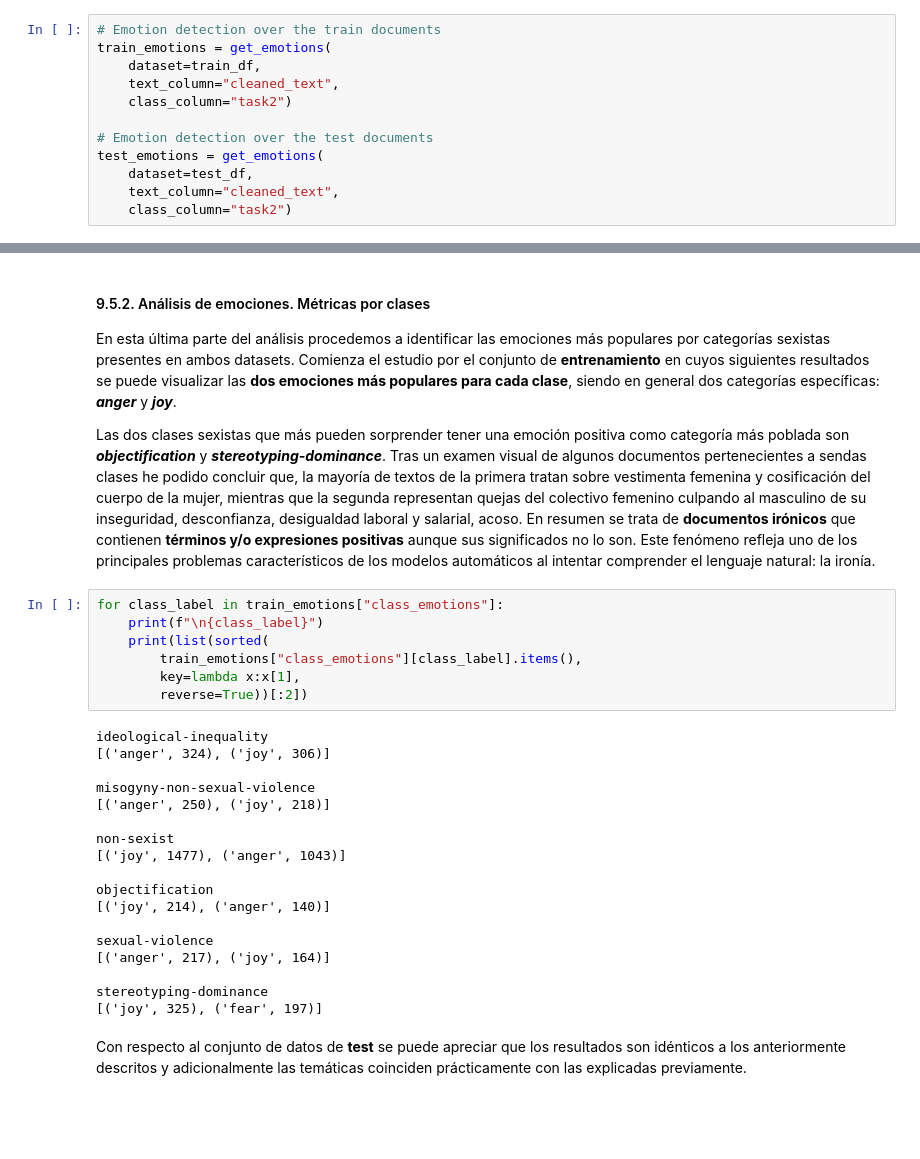
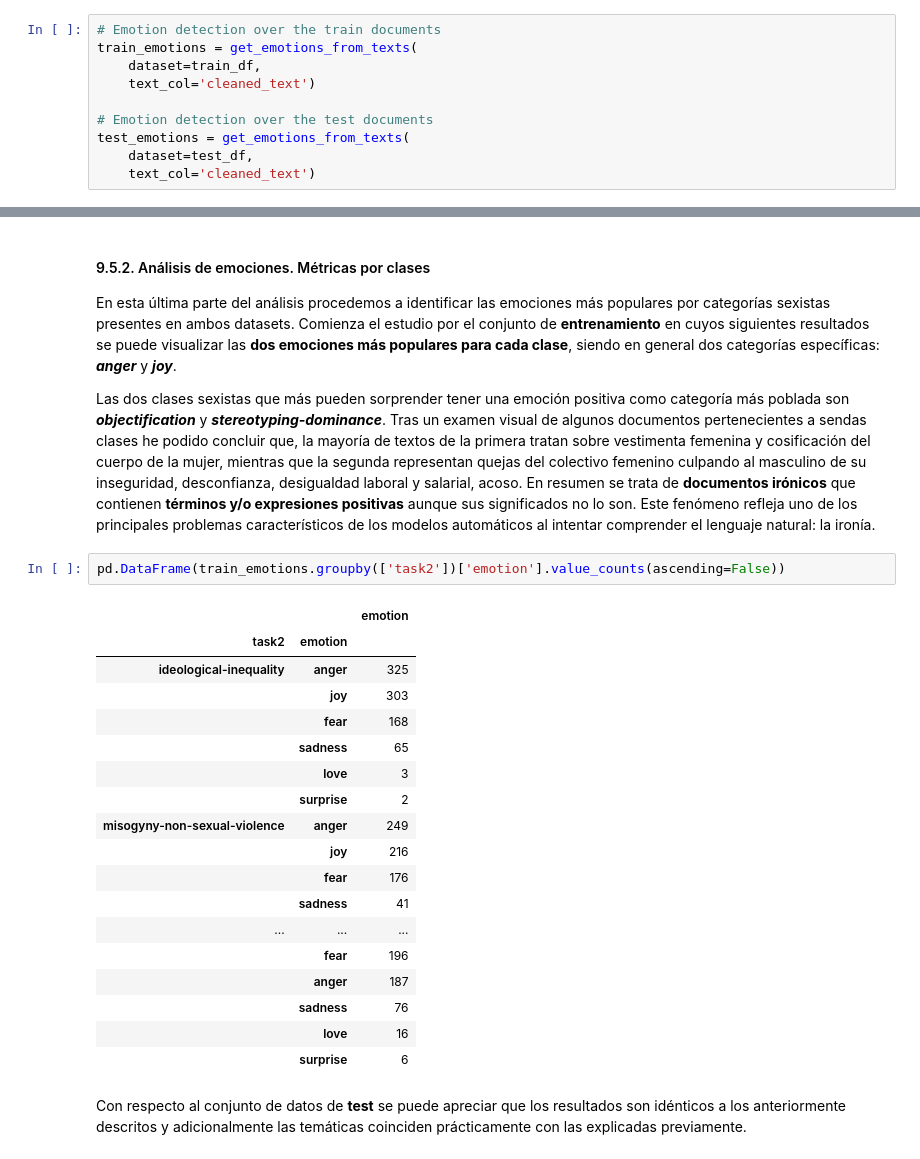
Before and after one commit to lidiasm/DATCOM-TFM, a Jupyter notebook: notebooks/eda.ipynb, the cells around one changed output, grey strips where cells are left out. Cells and saved outputs as stored; diff of their text form; blank space fills up the shorter version.

```diff
--- a/notebooks/eda.ipynb
+++ b/notebooks/eda.ipynb
@@ -507,13 +510,11 @@ Finalizando el análisis exploratorio se procede a identificar la **emoción de
 * Realizar el mismo cálculo aunque para **cada una de las clases sexistas** que aparecen en la columna *task2* para luego intentar analizar las **características de los documentos** que han propociado su clasificación en una u otra categoría.
 # %%
 # Emotion detection over the train documents
-train_emotions = get_emotions(
+train_emotions = get_emotions_from_texts(
     dataset=train_df,
-    text_column="cleaned_text",
-    class_column="task2")
+    text_col='cleaned_text')
 
 # Emotion detection over the test documents
-test_emotions = get_emotions(
+test_emotions = get_emotions_from_texts(
     dataset=test_df,
-    text_column="cleaned_text",
-    class_column="task2")
+    text_col='cleaned_text')
@@ -559,30 +575,26 @@ sorted(
 En esta última parte del análisis procedemos a identificar las emociones más populares por categorías sexistas presentes en ambos datasets. Comienza el estudio por el conjunto de **entrenamiento** en cuyos siguientes resultados se puede visualizar las **dos emociones más populares para cada clase**, siendo en general dos categorías específicas: ***anger*** y ***joy***.
 
 Las dos clases sexistas que más pueden sorprender tener una emoción positiva como categoría más poblada son ***objectification*** y ***stereotyping-dominance***. Tras un examen visual de algunos documentos pertenecientes a sendas clases he podido concluir que, la mayoría de textos de la primera tratan sobre vestimenta femenina y cosificación del cuerpo de la mujer, mientras que la segunda representan quejas del colectivo femenino culpando al masculino de su inseguridad, desconfianza, desigualdad laboral y salarial, acoso. En resumen se trata de **documentos irónicos** que contienen **términos y/o expresiones positivas** aunque sus significados no lo son. Este fenómeno refleja uno de los principales problemas característicos de los modelos automáticos al intentar comprender el lenguaje natural: la ironía.
-# %%
-for class_label in train_emotions["class_emotions"]:
-    print(f"\n{class_label}")
-    print(list(sorted(
-        train_emotions["class_emotions"][class_label].items(),
-        key=lambda x:x[1],
-        reverse=True))[:2])
-# %% [output]
-ideological-inequality
-[('anger', 324), ('joy', 306)]
-
-misogyny-non-sexual-violence
-[('anger', 250), ('joy', 218)]
-
-non-sexist
-[('joy', 1477), ('anger', 1043)]
-
-objectification
-[('joy', 214), ('anger', 140)]
-
-sexual-violence
-[('anger', 217), ('joy', 164)]
-
-stereotyping-dominance
-[('joy', 325), ('fear', 197)]
+# %%
+pd.DataFrame(train_emotions.groupby(['task2'])['emotion'].value_counts(ascending=False))
+# %% [output]
+|  |  | emotion |
+| task2 | emotion |  |
+| ideological-inequality | anger | 325 |
+|  | joy | 303 |
+|  | fear | 168 |
+|  | sadness | 65 |
+|  | love | 3 |
+|  | surprise | 2 |
+| misogyny-non-sexual-violence | anger | 249 |
+|  | joy | 216 |
+|  | fear | 176 |
+|  | sadness | 41 |
+| ... | ... | ... |
+|  | fear | 196 |
+|  | anger | 187 |
+|  | sadness | 76 |
+|  | love | 16 |
+|  | surprise | 6 |
 # %% [markdown]
 Con respecto al conjunto de datos de **test** se puede apreciar que los resultados son idénticos a los anteriormente descritos y adicionalmente las temáticas coinciden prácticamente con las explicadas previamente.
```
Also changed, not shown: parts of 23 cells of this notebook, 1 other file.
